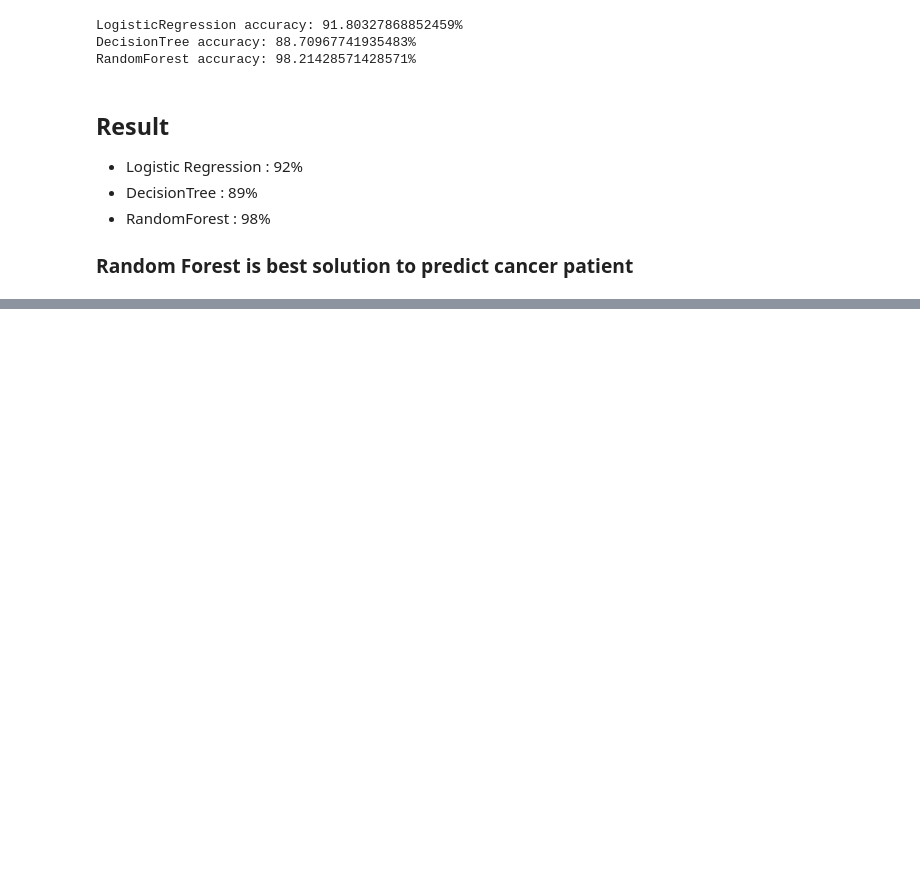
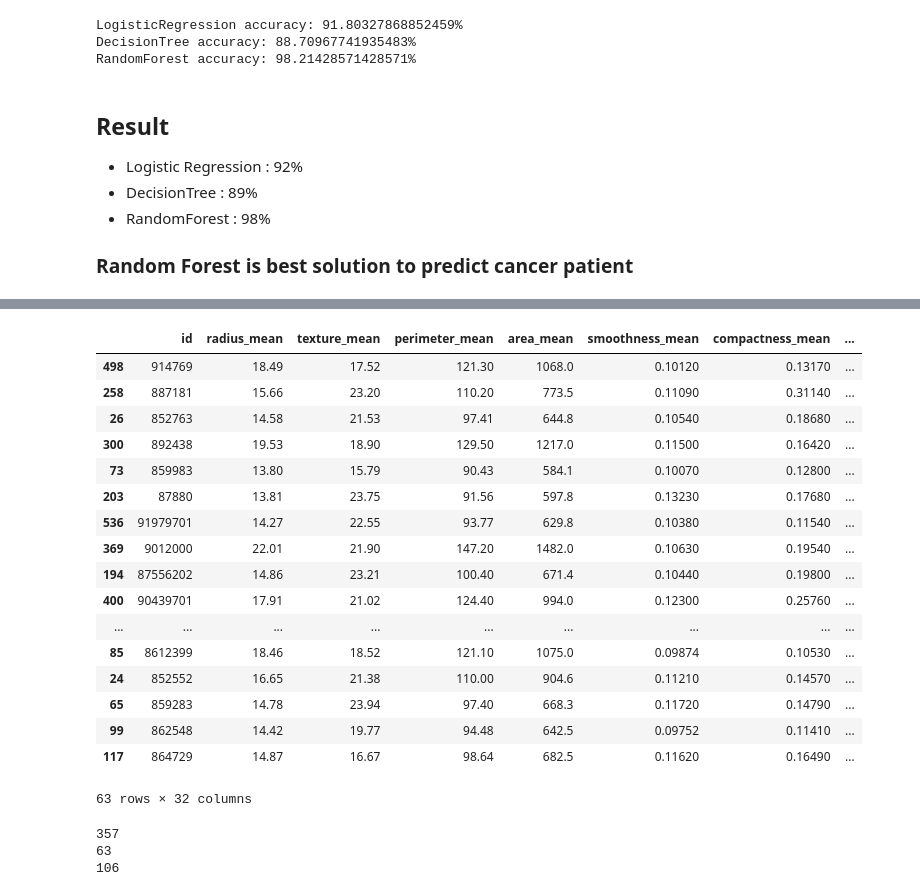
Before and after one commit to jaeyung1001/naver_competition, a Jupyter notebook: Naver_data_science_competition.ipynb, the cells around one changed output, grey strips where cells are left out. Saved outputs shown, nothing was run; the diff lists cells and outputs as text; code cells hidden in the pictures; blank space fills up the shorter version.

```diff
--- a/Naver_data_science_competition.ipynb
+++ b/Naver_data_science_competition.ipynb
@@ -260,0 +286,21 @@ RandomForest accuracy: 98.21428571428571%
+# %%
+use30_cancer
+# %% [output]
+|  | id | radius_mean | texture_mean | perimeter_mean | area_mean | smoothness_mean | compactness_mean | ... |
+| 498 | 914769 | 18.49 | 17.52 | 121.30 | 1068.0 | 0.10120 | 0.13170 | ... |
+| 258 | 887181 | 15.66 | 23.20 | 110.20 | 773.5 | 0.11090 | 0.31140 | ... |
+| 26 | 852763 | 14.58 | 21.53 | 97.41 | 644.8 | 0.10540 | 0.18680 | ... |
+| 300 | 892438 | 19.53 | 18.90 | 129.50 | 1217.0 | 0.11500 | 0.16420 | ... |
+| 73 | 859983 | 13.80 | 15.79 | 90.43 | 584.1 | 0.10070 | 0.12800 | ... |
+| 203 | 87880 | 13.81 | 23.75 | 91.56 | 597.8 | 0.13230 | 0.17680 | ... |
+| 536 | 91979701 | 14.27 | 22.55 | 93.77 | 629.8 | 0.10380 | 0.11540 | ... |
+| 369 | 9012000 | 22.01 | 21.90 | 147.20 | 1482.0 | 0.10630 | 0.19540 | ... |
+| 194 | 87556202 | 14.86 | 23.21 | 100.40 | 671.4 | 0.10440 | 0.19800 | ... |
+| 400 | 90439701 | 17.91 | 21.02 | 124.40 | 994.0 | 0.12300 | 0.25760 | ... |
+| ... | ... | ... | ... | ... | ... | ... | ... | ... |
+| 85 | 8612399 | 18.46 | 18.52 | 121.10 | 1075.0 | 0.09874 | 0.10530 | ... |
+| 24 | 852552 | 16.65 | 21.38 | 110.00 | 904.6 | 0.11210 | 0.14570 | ... |
+| 65 | 859283 | 14.78 | 23.94 | 97.40 | 668.3 | 0.11720 | 0.14790 | ... |
+| 99 | 862548 | 14.42 | 19.77 | 94.48 | 642.5 | 0.09752 | 0.11410 | ... |
+| 117 | 864729 | 14.87 | 16.67 | 98.64 | 682.5 | 0.11620 | 0.16490 | ... |
+63 rows × 32 columns
@@ -260,0 +310,10 @@ RandomForest accuracy: 98.21428571428571%
+# %%
+print(len(nocancer_data))
+print(len(use30_cancer))
+print(len(use50_cancer))
+# use30.drop('id',axis=1,inplace=True)
+# use30.drop(['texture_se','texture_mean','texture_worst','symmetry_se','smoothness_se'],axis=1,inplace=True)
+# %% [output]
+357
+63
+106
```
Also changed, not shown: parts of 7 cells of this notebook.
